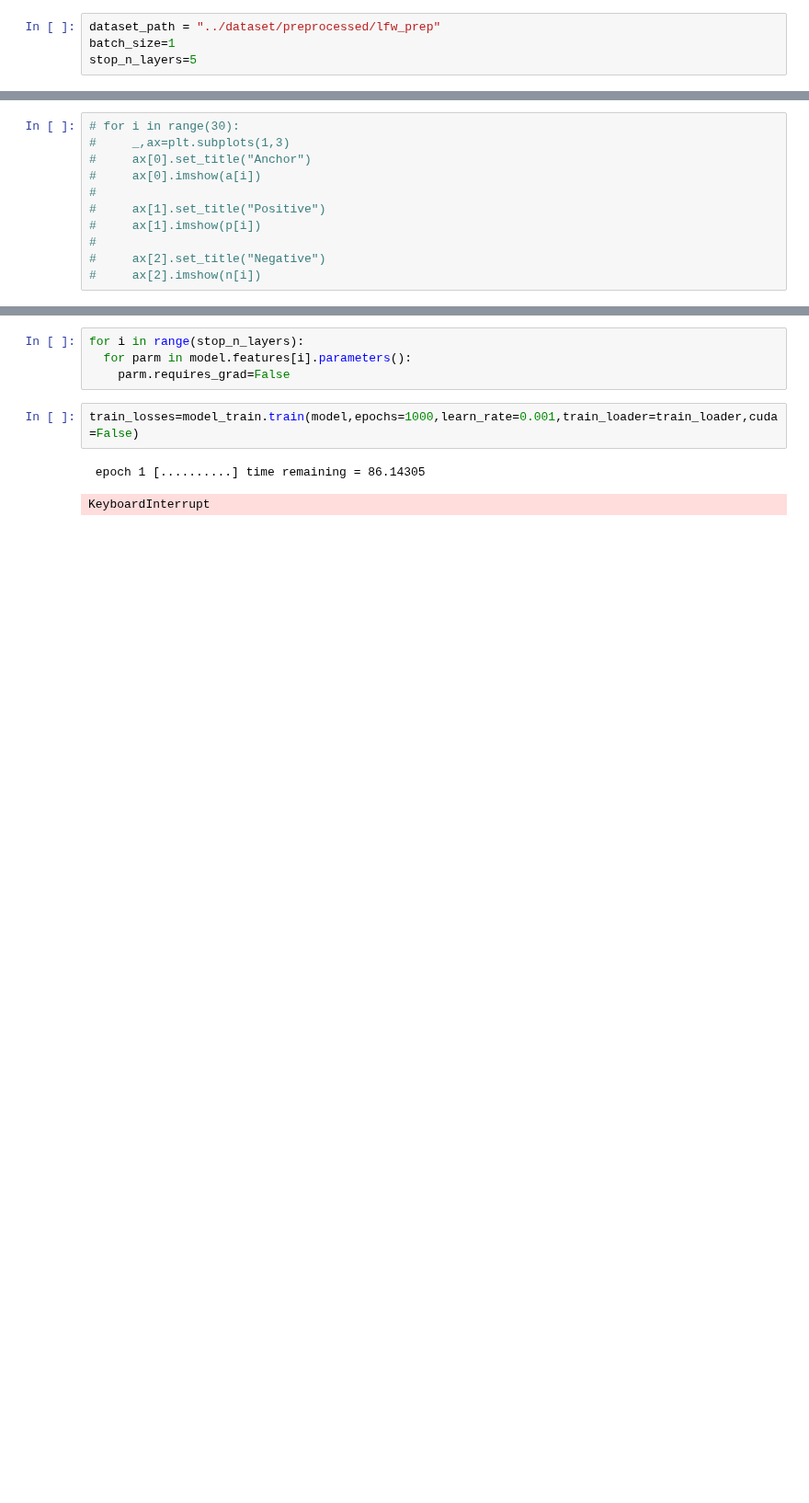
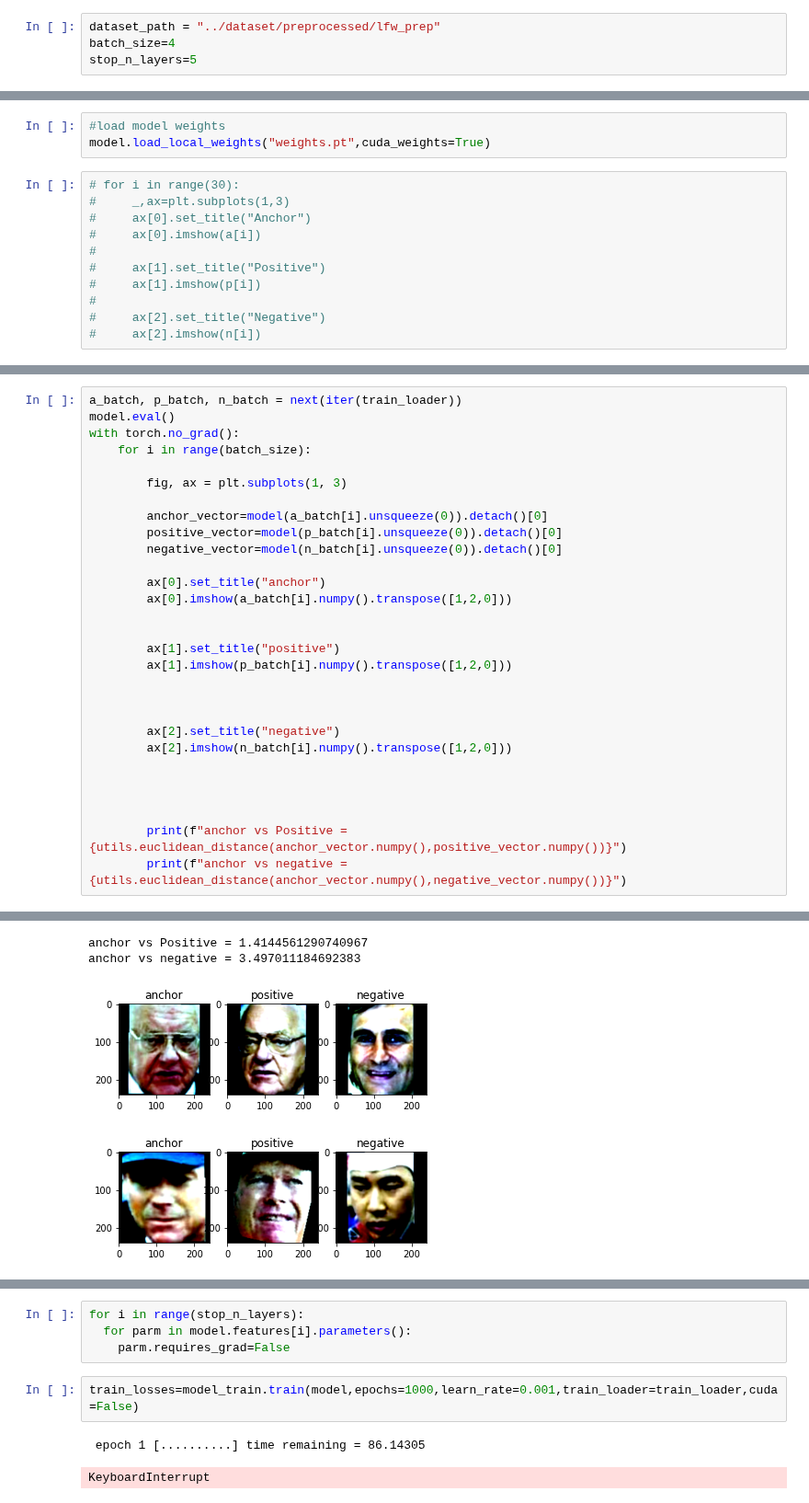
Before and after one commit to ahmedbadr97/conv-facenet, a Jupyter notebook: notebooks/efficent-facenet-train.ipynb, the cells around one changed output, grey strips where cells are left out. Shown at 92% size. Drawn from its saved outputs; the diff is of its cells as text; blank space fills up the shorter version.

Commit message:
add triplet pridiction visualization

```diff
--- a/notebooks/efficent-facenet-train.ipynb
+++ b/notebooks/efficent-facenet-train.ipynb
@@ -8,13 +9,16 @@ from src.efficentfacenet import face_descriptor
 from torchvision import transforms
 # %%
 dataset_path = "../dataset/preprocessed/lfw_prep"
-batch_size=1
+batch_size=4
 stop_n_layers=5
 # %%
 model = face_descriptor.FaceDescriptorModel(download_weights=True, version="efficientnet_b1")
 transform = transforms.Compose([transforms.ToTensor(), transforms.Resize((240, 240)), data_load.Normalize()])
 dataset = data_load.FacesDataset(dataset_path, 1024, transform)
 train_loader = DataLoader(dataset, batch_size=batch_size, shuffle=True)
+# %%
+#load model weights
+model.load_local_weights("weights.pt",cuda_weights=True)
 # %%
 # for i in range(30):
 #     _,ax=plt.subplots(1,3)
@@ -40,0 +40,30 @@ Clipping input data to the valid range for imshow with RGB data ([0..1] for floa
+# %%
+a_batch, p_batch, n_batch = next(iter(train_loader))
+model.eval()
+with torch.no_grad():
+    for i in range(batch_size):
+
+        fig, ax = plt.subplots(1, 3)
+
+        anchor_vector=model(a_batch[i].unsqueeze(0)).detach()[0]
+        positive_vector=model(p_batch[i].unsqueeze(0)).detach()[0]
+        negative_vector=model(n_batch[i].unsqueeze(0)).detach()[0]
+
+        ax[0].set_title("anchor")
+        ax[0].imshow(a_batch[i].numpy().transpose([1,2,0]))
+
+
+        ax[1].set_title("positive")
+        ax[1].imshow(p_batch[i].numpy().transpose([1,2,0]))
+
+
+
+        ax[2].set_title("negative")
+        ax[2].imshow(n_batch[i].numpy().transpose([1,2,0]))
+
+
+
+
+        print(f"anchor vs Positive = {utils.euclidean_distance(anchor_vector.numpy(),positive_vector.numpy())}")
+        print(f"anchor vs negative = {utils.euclidean_distance(anchor_vector.numpy(),negative_vector.numpy())}")
+# %% [output]
@@ -40,0 +88,4 @@ Clipping input data to the valid range for imshow with RGB data ([0..1] for floa
+anchor vs Positive = 1.4144561290740967
+anchor vs negative = 3.497011184692383
+[figure, added]
+[figure, added]
```
Also changed, not shown: parts of 8 cells of this notebook, 5 other files.
